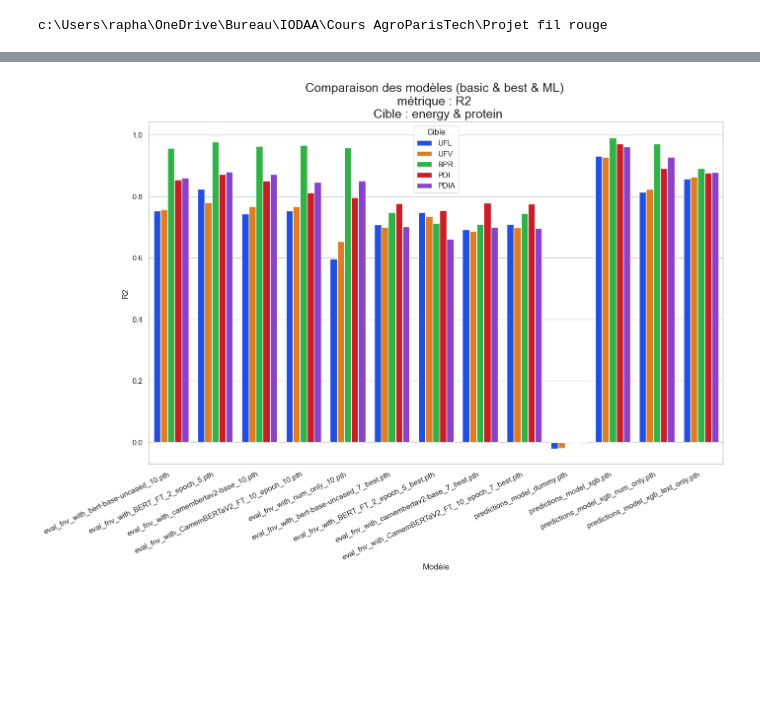
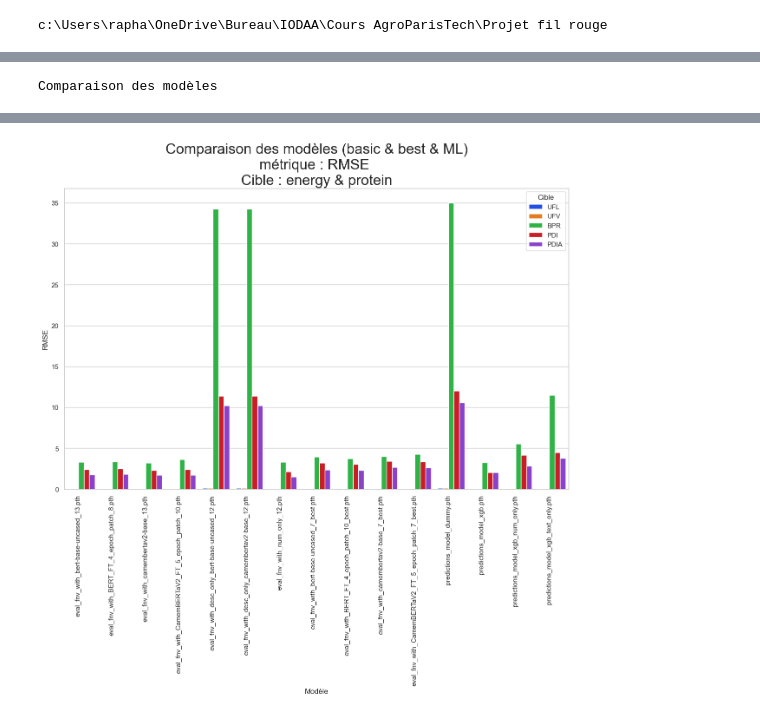
Before and after one commit to lauronta/projet_fil_rouge_afz, a Jupyter notebook: visu/PerfPlot.ipynb, the cells around one changed output, grey strips where cells are left out. Cells and saved outputs as stored; diff of their text form; code cells hidden in the pictures; blank space fills up the shorter version.

```diff
--- a/visu/PerfPlot.ipynb
+++ b/visu/PerfPlot.ipynb
@@ -70,23 +66,26 @@ def load_results(path, model):
         y_true = torch.cat(fichier["ytrue"], dim=0).cpu().numpy()
     elif "ML" in total_path:
         predictions = fichier["yhat"]
-        y_true = fichier["ytrue"]
+        y_true = fichier["ytrue"].to_numpy()
     else :
         raise ValueError("Mauvais chemin")
     return y_true, predictions
 
-def normalizer_choice(model="eval_fnv_with_BERT_FT_2_epoch_5.pth", inverse_normalization=True):
+def normalizer_choice(model, inverse_normalization=True):
 
     if inverse_normalization is not None:
-        if "BERT" in model or "bert" in model:
+        if "_BERT_" in model or "_bert-" in model:
             target_normalizer = bert_target_normalizer
-        elif "Camembertav2" in model or "CamemBERTaV2" in model:
+            print('basic de-normalization')
+        elif "Camembertav2" in model or "CamemBERTaV2" in model or "camembertav2" in model:
             target_normalizer = camemberta_target_normalizer
-        elif "num_only_10" in model:
+            print('camemberta de-normalization')
+        elif "num_only_12" in model:
             target_normalizer = DL_num_only_target_normalizer
-        elif "dummy" in model or "xgb" in model or "xgb_num_only" in model or "xgb_text_only":
-            target_normalizer = ML_target_normalizer
-            print("target normalizer séléctionné : ML")
+            print('num only de-normalization')
+        elif "dummy" in model or "xgb" in model or "xgb_num_only" in model or "xgb_text_only" in model:
+            target_normalizer = None
+            print("NONE ML de-normalization")
         else:
             raise ValueError("Problème avec le choix du normalizer")
         return target_normalizer
@@ -248,8 +255,12 @@ import pandas as pd
 import seaborn as sns
 import matplotlib.pyplot as plt
 from sklearn.metrics import mean_absolute_error
+from IPython.display import display  # Pour afficher le tableau stylisé dans un notebook
+import pdfkit
 
-def Plot_errors_models_5(target_names=target_names, metric_fn=None, metric_name="Metric", selected_models=None, selected_mode=None, selected_target='energy', inverse_normalization=True):
+def Plot_errors_models_5(target_names=target_names, metric_fn=None, metric_name="Metric",
+                           selected_models=None, selected_mode=None, selected_target='energy',
+                           inverse_normalization=True):
     if target_names is None:
         raise ValueError("target_names ne peut pas être None.")
     if metric_fn is None:
@@ -283,24 +294,23 @@ def Plot_errors_models_5(target_names=target_names, metric_fn=None, metric_name=
                     Y_TRUE = torch.cat(data["ytrue"], dim=0).cpu().numpy()
                 elif "ML" in file_path:
                     Y_HAT = data["yhat"]
-                    Y_TRUE = data["ytrue"]
+                    Y_TRUE = data["ytrue"].to_numpy()
 
                 target_normalizer_funtion = normalizer_choice(model=filename, inverse_normalization=inverse_normalization)
                 if target_normalizer_funtion is not None:
                     Y_HAT = target_normalizer_funtion.inverse_transform(Y_HAT)
                     Y_TRUE = target_normalizer_funtion.inverse_transform(Y_TRUE)
 
+                Raffinage = "FT" in filename
+
                 for i in range(len(target_names)):
                     predictions = Y_HAT[:, i]
                     y_true = Y_TRUE[:, i]
 
                     metric_value = metric_fn(y_true, predictions)
-                    dataset.append([filename, target_names[i], metric_value, mode_name])
+                    dataset.append([filename, Raffinage, mode_name, target_names[i], metric_value])
 
-                    # if "ML" in file_path:
-                    #     print("Y_HAT :", predictions.shape, "Y_TRUE :", y_true.shape)
-
-    df = pd.DataFrame(dataset, columns=["Modèle", "Cible", metric_name, "Mode"])
+    df = pd.DataFrame(dataset, columns=["Modèle", "Raffinage", "Mode", "Cible", metric_name])
 
     if selected_models is not None:
         df = df[df["Modèle"].isin(selected_models)]
@@ -314,11 +324,23 @@ def Plot_errors_models_5(target_names=target_names, metric_fn=None, metric_name=
         else:
             raise ValueError("selected_target must be either 'energy' or 'protein'")
 
-    print(df)
+    styled_df = (df.style
+                   .format({metric_name: "{:.3f}"})  # Format numérique
+                   .set_properties(**{'text-align': 'center'})  # Centrage du texte
+                   .set_caption("Comparaison des modèles")  # Titre du tableau
+                   .set_table_styles([
+                       {'selector': 'caption', 'props': [('font-size', '24px'), ('font-weight', 'bold')]}  # Agrandissement du titre
+                   ])
+                   .background_gradient(cmap='viridis', subset=[metric_name])  # Gradient de couleur
+                )
 
+    display(styled_df)
+
+    # Configuration du style Seaborn
     sns.set(style="whitegrid")
     plt.figure(figsize=(15, 9))
 
+    # Création du barplot
     sns.barplot(
         data=df,
         x="Modèle",
@@ -328,14 +350,24 @@ def Plot_errors_models_5(target_names=target_names, metric_fn=None, metric_name=
         dodge=True
     )
 
-    plt.title(f"Comparaison des modèles ({'basic & best & ML' if selected_mode is None else selected_mode}) \n"
-              f"métrique : {metric_name} \n Cible : {selected_target if selected_target is not None else 'energy & protein'}",
-                fontsize=18)
+    # Titre agrandi
+    plt.title(
+        f"Comparaison des modèles ({'basic & best & ML' if selected_mode is None else selected_mode})\n"
+        f"métrique : {metric_name} \nCible : {selected_target if selected_target is not None else 'energy & protein'}",
+        fontsize=24
+    )
     plt.xlabel("Modèle")
     plt.ylabel(metric_name)
-    plt.xticks(rotation=25, ha="right")
+    plt.xticks(rotation=90, ha="right")
     plt.legend(title="Cible")
+
+    # Vérification et création du répertoire "visu" s'il n'existe pas
+    os.makedirs("visu", exist_ok=True)
+    # Sauvegarde de la figure dans le dossier "visu"
+    plt.savefig(os.path.join("visu", "comparaison_modeles.png"), dpi=300, bbox_inches="tight")
+
     plt.show()
 
-Plot_errors_models_5(metric_fn=r2_score, metric_name="R2", selected_models=None, selected_mode=None, selected_target=None, inverse_normalization=True)
+# Exemple d'appel de la fonction
+Plot_errors_models_5(metric_fn=root_mean_squared_error, metric_name="RMSE", selected_models=None, selected_mode=None, selected_target=None, inverse_normalization=True)
 # %% [output]
@@ -359,0 +389 @@ target normalizer séléctionné : ML
+Comparaison des modèles
@@ -360 +407 @@ target normalizer séléctionné : ML
-[figure, old version]
+[figure, new version]
```
Also changed, not shown: parts of 4 cells of this notebook.
